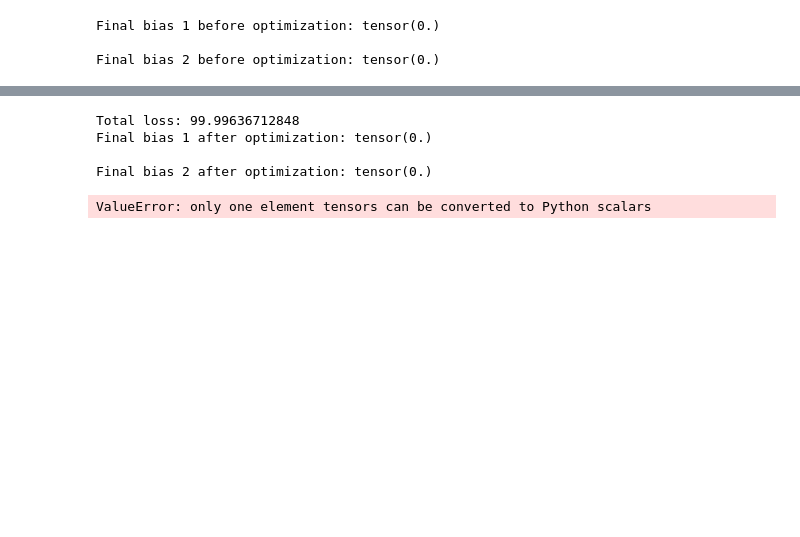
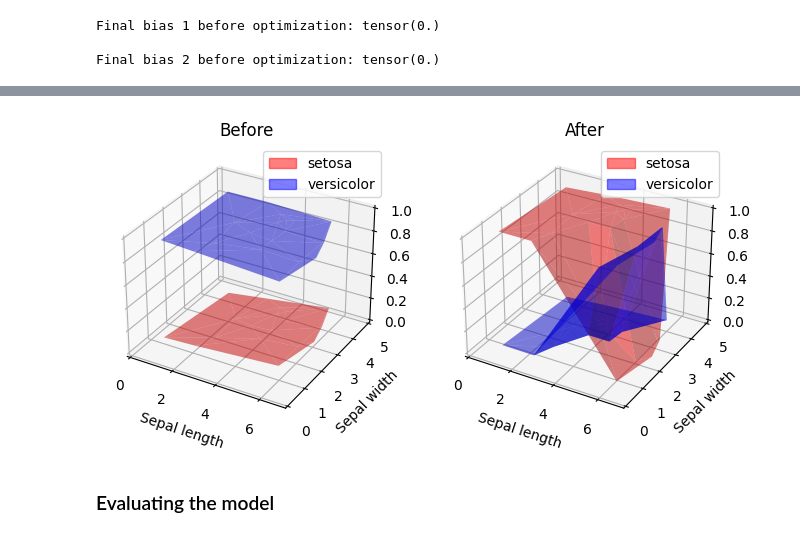
Before and after one commit to norbix123456/Neural_Network_testing_with_pytorch, a Jupyter notebook: pytorch_nn_learning.ipynb, the cells around one changed output, grey strips where cells are left out. Cells and saved outputs as stored; diff of their text form; code cells hidden in the pictures; blank space fills up the shorter version.

```diff
--- a/pytorch_nn_learning.ipynb
+++ b/pytorch_nn_learning.ipynb
@@ -26,14 +28,14 @@ flower['setosa']= np.where(flower['type'] == 0, 1, 0)
 flower['versicolor']= np.where(flower['type'] == 1, 1, 0)
 del flower['type']
 # %%
-w00 = np.random.normal(1, 1)
-w01 = np.random.normal(1, 1)
-w02 = np.random.normal(1, 1)
-w03 = np.random.normal(1, 1)
-w10 = np.random.normal(1, 1)
-w20 = np.random.normal(1, 1)
-w30 = np.random.normal(1, 1)
-w40 = np.random.normal(1, 1)
+w00 = np.random.normal(0, 1)
+w01 = np.random.normal(0, 1)
+w02 = np.random.normal(0, 1)
+w03 = np.random.normal(0, 1)
+w10 = np.random.normal(0, 1)
+w20 = np.random.normal(0, 1)
+w30 = np.random.normal(0, 1)
+w40 = np.random.normal(0, 1)
 print("Weights for nn are:\n w00 = " + str(w00) + "\n w01 = "
       + str(w01) + "\n w02 = " + str(w02) + "\n w03 = " + str(w03) + "\n w10 = " + str(w10) + "\n w20 = "
       + str(w20) + "\n w30 = " + str(w30) + "\n w40 = " + str(w40))
@@ -214,13 +199,38 @@ for epoch in range(100):
-# %%
-print("Total loss: " + str(total_loss))
-print("Final bias 1 after optimization: " + str(model.b01.data) + "\n")
-print("Final bias 2 after optimization: " + str(model.b20.data) + "\n")
-# %% [output]
-Total loss: 99.99636712848
-Final bias 1 after optimization: tensor(0.)
-
-Final bias 2 after optimization: tensor(0.)
 # %%
-setosa, versicolor = model(length, width)
+model1 = BasicNN()
+
+final_output1 = model1(length, width)
+final_output2 = model(length, width)
+
+fig = plt.figure(figsize=(8, 6))
+
+ax1 = fig.add_subplot(121, projection='3d')
+ax1.set_title("Before")
+ax1.set_xlabel('Sepal length')
+ax1.set_ylabel('Sepal width')
+ax1.set_xlim(0,7)
+ax1.set_ylim(0,5)
+ax1.set_zlim(0,1)
+
+ax1.plot_trisurf(length, width, final_output1[0].detach().numpy(), color='red', alpha=0.5, label='Setosa')
+ax1.plot_trisurf(length, width, final_output1[1].detach().numpy(), color='blue', alpha=0.5, label='Versicolor')
+setosa = mpatches.Patch(color='red', alpha=0.5, label='setosa')
+versicolor = mpatches.Patch(color='blue', alpha=0.5, label='versicolor')
+ax1.legend(handles=[setosa, versicolor])
+
+ax2 = fig.add_subplot(122, projection='3d')
+ax2.set_title("After")
+ax2.set_xlabel('Sepal length')
+ax2.set_ylabel('Sepal width')
+ax2.set_xlim(0,7)
+ax2.set_ylim(0,5)
+ax2.set_zlim(0,1)
+
+ax2.plot_trisurf(length, width, final_output2[0].detach().numpy(), color='red', alpha=0.5, label='Setosa')
+ax2.plot_trisurf(length, width, final_output2[1].detach().numpy(), color='blue', alpha=0.5, label='Versicolor')
+setosa = mpatches.Patch(color='red', alpha=0.5, label='setosa')
+versicolor = mpatches.Patch(color='blue', alpha=0.5, label='versicolor')
+ax2.legend(handles=[setosa, versicolor])
+plt.show()
 # %% [output]
-ValueError: only one element tensors can be converted to Python scalars
+[figure, added]
@@ -243,0 +237,2 @@ plt.show()
+# %% [markdown]
+### Evaluating the model
```
Also changed, not shown: parts of 18 cells of this notebook.
